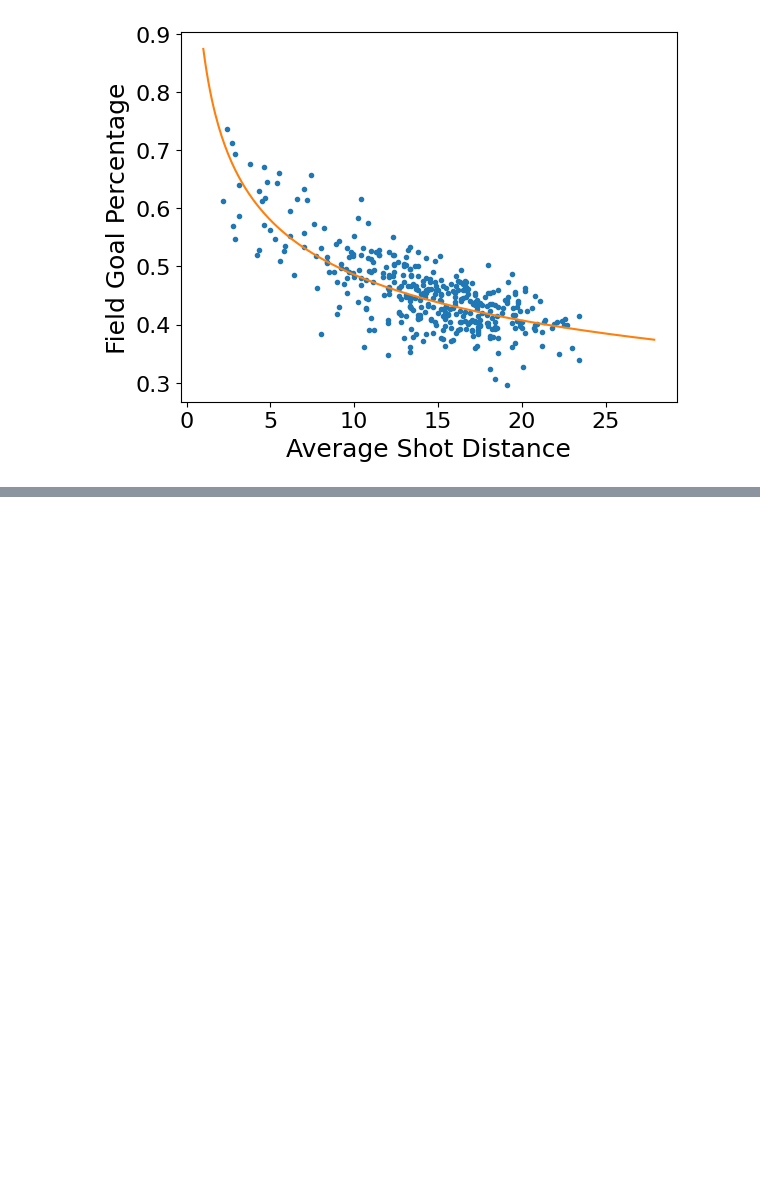
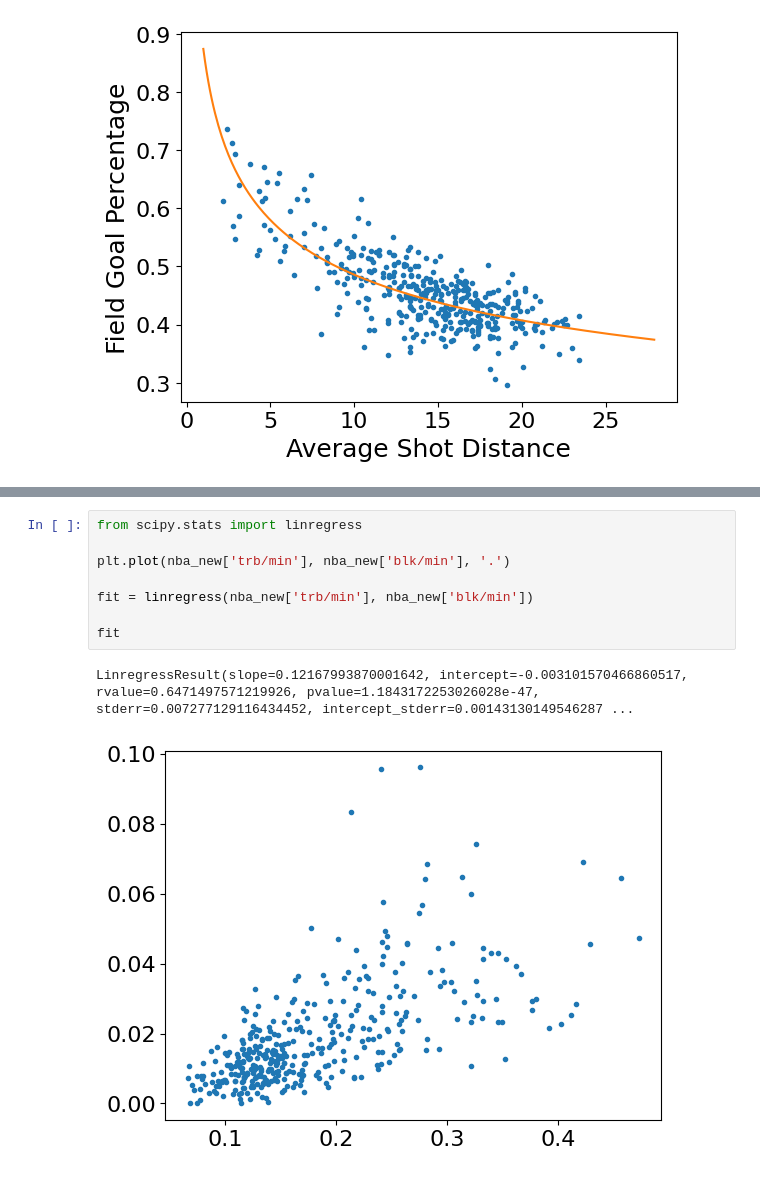
Before and after one commit to walipalmer/CFR-2024, a Jupyter notebook: module_stats/statistics5.ipynb, the cells around one changed output, grey strips where cells are left out. Drawn from its saved outputs; the diff is of its cells as text; blank space fills up the shorter version.

```diff
--- a/module_stats/statistics5.ipynb
+++ b/module_stats/statistics5.ipynb
@@ -475,0 +491,11 @@ Text(0, 0.5, 'Field Goal Percentage')
+# %%
+from scipy.stats import linregress
+
+plt.plot(nba_new['trb/min'], nba_new['blk/min'], '.')
+
+fit = linregress(nba_new['trb/min'], nba_new['blk/min'])
+
+fit
+# %% [output]
+LinregressResult(slope=0.12167993870001642, intercept=-0.003101570466860517, rvalue=0.6471497571219926, pvalue=1.1843172253026028e-47, stderr=0.007277129116434452, intercept_stderr=0.00143130149546287 ...
+[figure, added]
```
Also changed, not shown: parts of 4 cells of this notebook, 3 other files.
